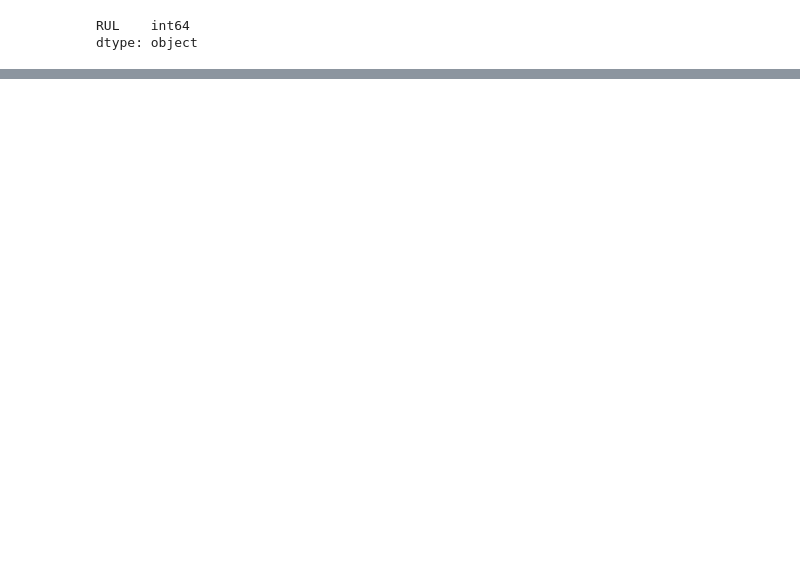
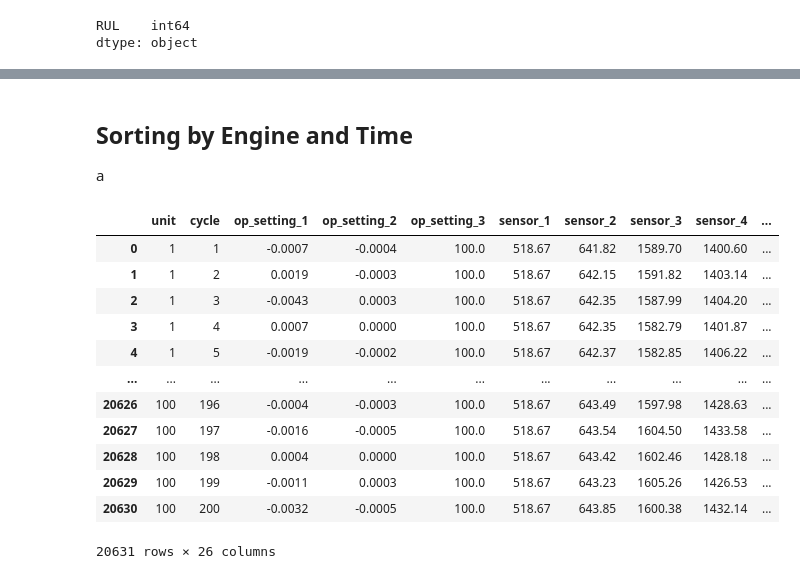
Before and after one commit to jonathanskuy/aircraft-predictive-maintenance, a Jupyter notebook: notebooks/aircraft-predictive-maintenance.ipynb, the cells around one changed output, grey strips where cells are left out. Drawn from its saved outputs; the diff is of its cells as text; code cells hidden in the pictures; blank space fills up the shorter version.

```diff
--- a/notebooks/aircraft-predictive-maintenance.ipynb
+++ b/notebooks/aircraft-predictive-maintenance.ipynb
@@ -133,0 +164,8 @@ dtype: object
+# %%
+# Converting identifier columns into integers and everything else into floats
+
+df_train[int_cols] = df_train[int_cols].astype(int)
+df_test[int_cols] = df_test[int_cols].astype(int)
+
+df_train[float_cols] = df_train[float_cols].astype(float)
+df_test[float_cols] = df_test[float_cols].astype(float)
@@ -133,0 +216,23 @@ dtype: object
+# %% [markdown]
+## Sorting by Engine and Time
+a
+# %%
+# Sorting df_train by engine and time
+
+df_train = df_train.sort_values(['unit', 'cycle']).reset_index(drop=True)
+
+df_train
+# %% [output]
+|  | unit | cycle | op_setting_1 | op_setting_2 | op_setting_3 | sensor_1 | sensor_2 | sensor_3 | sensor_4 | ... |
+| 0 | 1 | 1 | -0.0007 | -0.0004 | 100.0 | 518.67 | 641.82 | 1589.70 | 1400.60 | ... |
+| 1 | 1 | 2 | 0.0019 | -0.0003 | 100.0 | 518.67 | 642.15 | 1591.82 | 1403.14 | ... |
+| 2 | 1 | 3 | -0.0043 | 0.0003 | 100.0 | 518.67 | 642.35 | 1587.99 | 1404.20 | ... |
+| 3 | 1 | 4 | 0.0007 | 0.0000 | 100.0 | 518.67 | 642.35 | 1582.79 | 1401.87 | ... |
+| 4 | 1 | 5 | -0.0019 | -0.0002 | 100.0 | 518.67 | 642.37 | 1582.85 | 1406.22 | ... |
+| ... | ... | ... | ... | ... | ... | ... | ... | ... | ... | ... |
+| 20626 | 100 | 196 | -0.0004 | -0.0003 | 100.0 | 518.67 | 643.49 | 1597.98 | 1428.63 | ... |
+| 20627 | 100 | 197 | -0.0016 | -0.0005 | 100.0 | 518.67 | 643.54 | 1604.50 | 1433.58 | ... |
+| 20628 | 100 | 198 | 0.0004 | 0.0000 | 100.0 | 518.67 | 643.42 | 1602.46 | 1428.18 | ... |
+| 20629 | 100 | 199 | -0.0011 | 0.0003 | 100.0 | 518.67 | 643.23 | 1605.26 | 1426.53 | ... |
+| 20630 | 100 | 200 | -0.0032 | -0.0005 | 100.0 | 518.67 | 643.85 | 1600.38 | 1432.14 | ... |
+20631 rows × 26 columns
```
Also changed, not shown: parts of 14 cells of this notebook.
